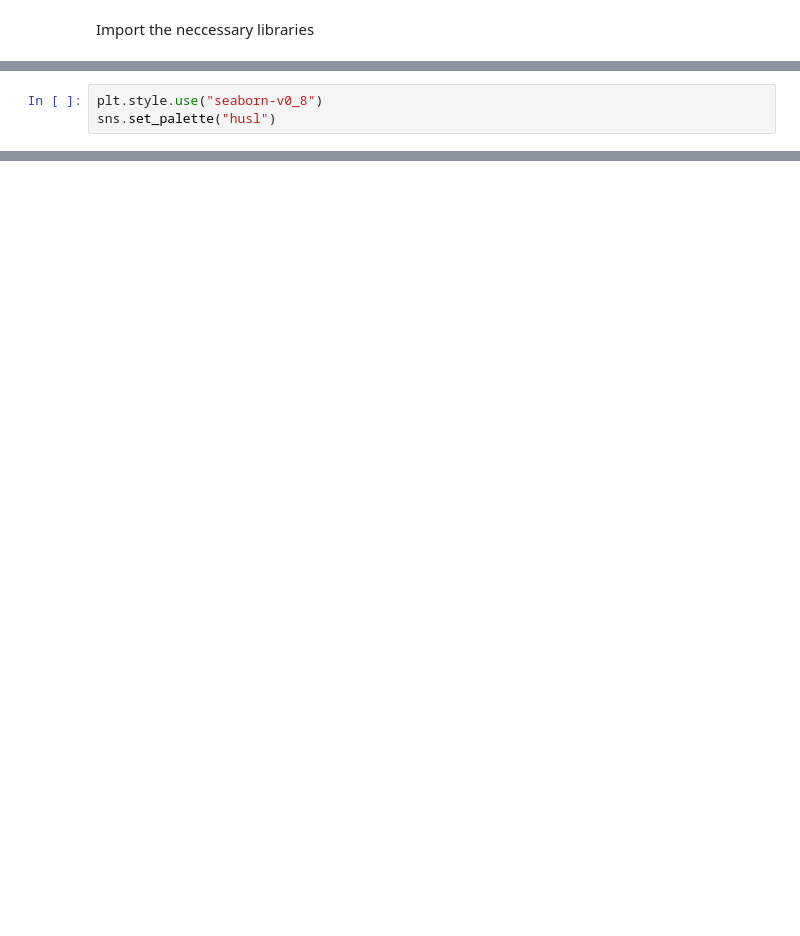
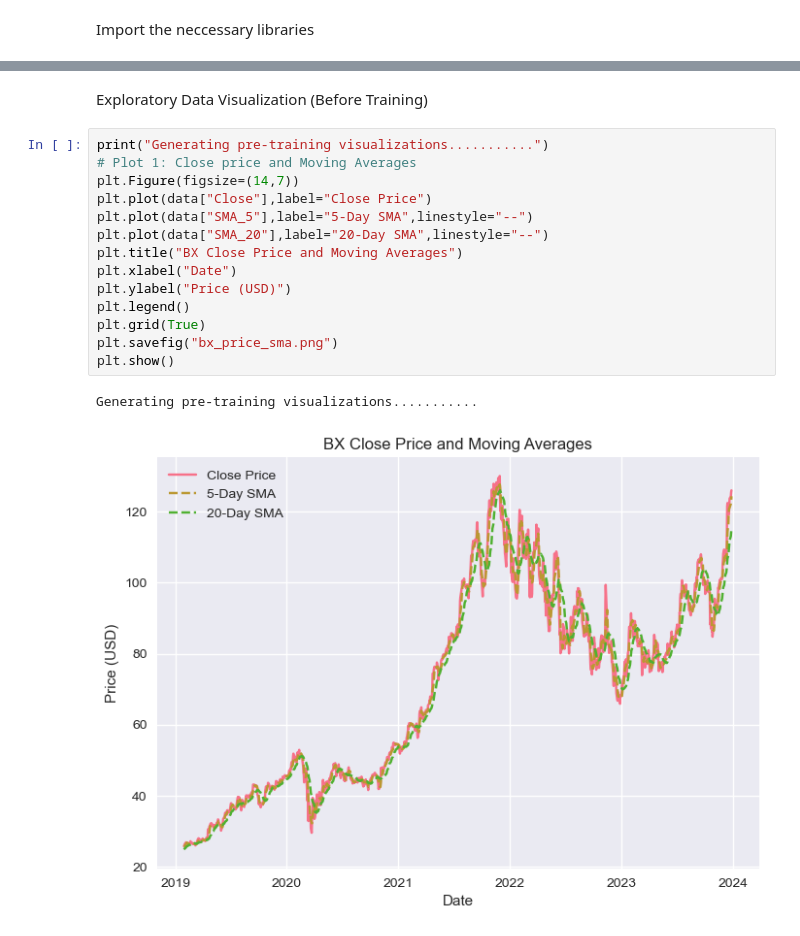
Before and after one commit to charlesakinnurun/blackstone-stock, a Jupyter notebook: model.ipynb, the cells around one changed output, grey strips where cells are left out. Cells and saved outputs as stored; diff of their text form; blank space fills up the shorter version.

```diff
--- a/model.ipynb
+++ b/model.ipynb
@@ -27,3 +20,0 @@ Set style for better visualization
-# %%
-plt.style.use("seaborn-v0_8")
-sns.set_palette("husl")
@@ -71,0 +100,19 @@ Data saved successfully
+# %% [markdown]
+Exploratory Data Visualization (Before Training)
+# %%
+print("Generating pre-training visualizations...........")
+# Plot 1: Close price and Moving Averages
+plt.Figure(figsize=(14,7))
+plt.plot(data["Close"],label="Close Price")
+plt.plot(data["SMA_5"],label="5-Day SMA",linestyle="--")
+plt.plot(data["SMA_20"],label="20-Day SMA",linestyle="--")
+plt.title("BX Close Price and Moving Averages")
+plt.xlabel("Date")
+plt.ylabel("Price (USD)")
+plt.legend()
+plt.grid(True)
+plt.savefig("bx_price_sma.png")
+plt.show()
+# %% [output]
+Generating pre-training visualizations...........
+[figure, added]
```
Also changed, not shown: parts of 26 cells of this notebook, 5 other files.
